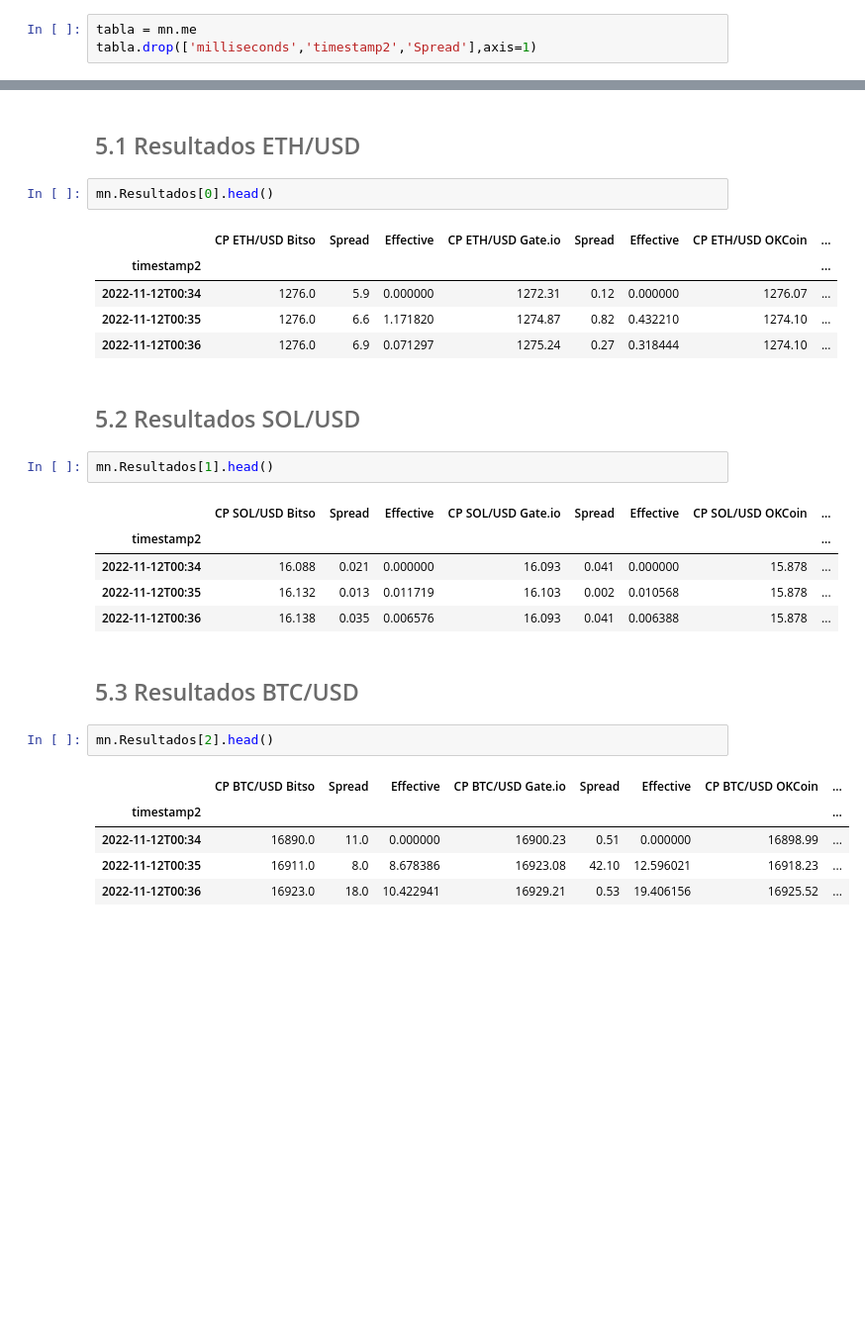
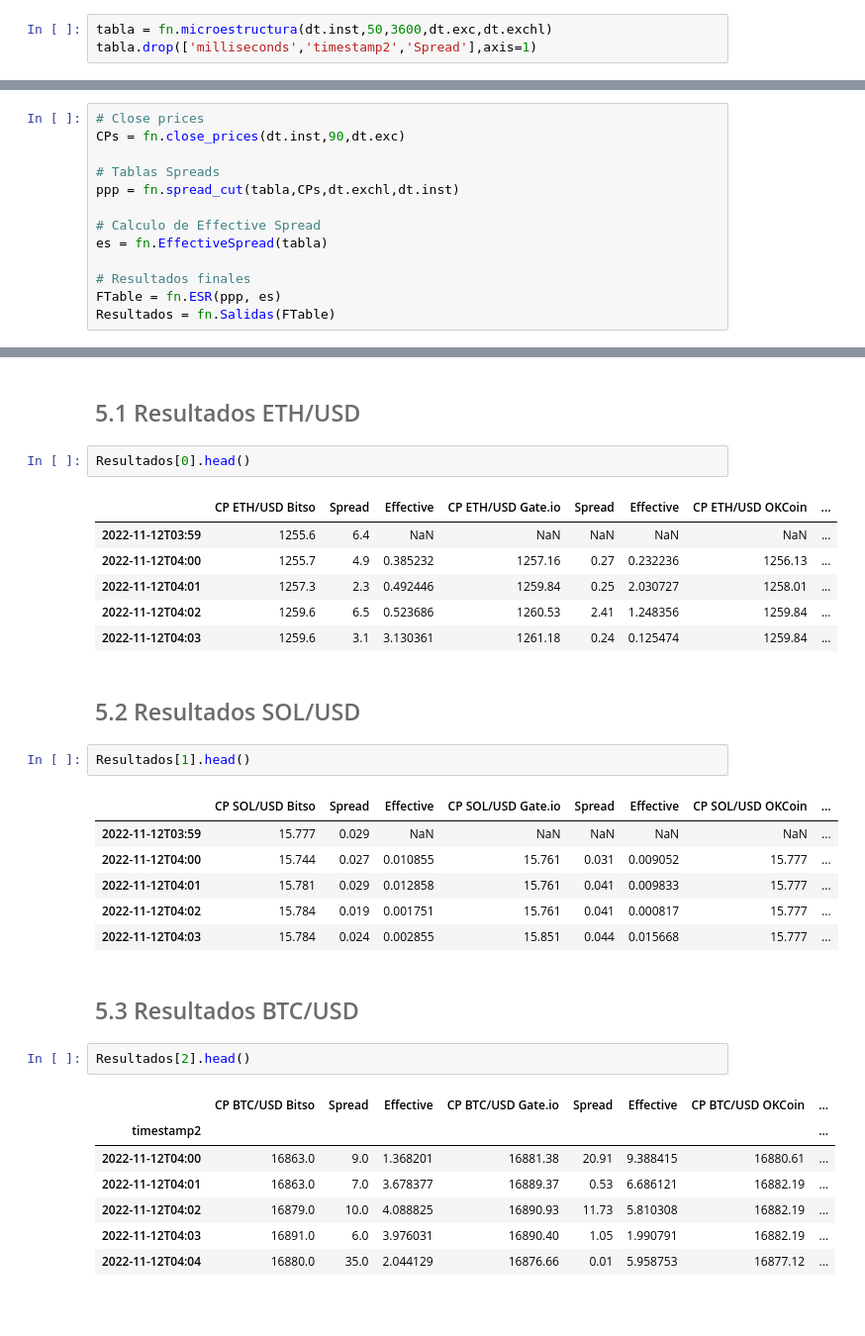
Before and after one commit to CuauhtemocCC/myst_lab4, a Jupyter notebook: notebook.ipynb, the cells around one changed output, grey strips where cells are left out. Shown at 99% size. Cells and saved outputs as stored; diff of their text form; blank space fills up the shorter version.

```diff
--- a/notebook.ipynb
+++ b/notebook.ipynb
@@ -75,7 +75,7 @@ La función llamada microestructura lee los datos descargados de las funciones a
 
 Dentro de esta funcion, se calcula el numero de niveles, el volumen total de operaciones *Bid* y *Ask*, asi como el volumen total operado; el precio medio del instrumento,  el cual se calcula mediante el promedio de los precios de *Bid* y *Ask* en su primer nivel; el VWAP se calcula mediante un promedio ponderado que implica los precios de *Bid* y *Ask* y sus respectivos volumenes. Finalmente se calcula el spread de precios para cada intervalo  y una columna de apoyo referente al tiempo del intervalo.
 # %%
-tabla = mn.me
+tabla = fn.microestructura(dt.inst,50,3600,dt.exc,dt.exchl)
 tabla.drop(['milliseconds','timestamp2','Spread'],axis=1)
 # %% [output]
 |  | exchange | symbol | timestamp | level | ask_volume | bid_volume | total_volume | mid_price | VWAP |
@@ -103,6 +103,19 @@ El siguiente paso fue construir un formato para el calculo de spread efectivo, p
 La clave para este inciso fue establecer una union adecuada entre ambas tablas con el proposito de que cada activo y precio de cierre en la tabla de precios de cierre recibiera el spread real dentro de la tabla de micrestructura, ademas que se realizo una transformacion para que el timestamp de las salidas quedara en dentro del valor de minutos y no de segundos.
 
 Tras esto, se crearon dos funciones para el calculo del spread efectivo, la primera hace el calculo bruto del spread nuevo mediante la tabla obtenida en la funcion de microestructura, mientras que la segunda añade los resultados de la primera funcion y los concatena a las salidas de la funcion spread_cut mencionada anteriormente.
+# %%
+# Close prices
+CPs = fn.close_prices(dt.inst,90,dt.exc)
+
+# Tablas Spreads
+ppp = fn.spread_cut(tabla,CPs,dt.exchl,dt.inst)
+
+# Calculo de Effective Spread
+es = fn.EffectiveSpread(tabla)
+
+# Resultados finales
+FTable = fn.ESR(ppp, es)
+Resultados = fn.Salidas(FTable)
 # %% [markdown]
 <br>
 # %% [markdown]
@@ -114,33 +127,37 @@ Como salidas del nuestros procesos, se obtienen nueve tablas, las cuales almacen
 # %% [markdown]
 ## <font color= #6B6B6B> 5.1 Resultados ETH/USD </font>
 # %%
-mn.Resultados[0].head()
+Resultados[0].head()
 # %% [output]
 |  | CP ETH/USD Bitso | Spread | Effective | CP ETH/USD Gate.io | Spread | Effective | CP ETH/USD OKCoin | ... |
-| timestamp2 |  |  |  |  |  |  |  | ... |
-| 2022-11-12T00:34 | 1276.0 | 5.9 | 0.000000 | 1272.31 | 0.12 | 0.000000 | 1276.07 | ... |
-| 2022-11-12T00:35 | 1276.0 | 6.6 | 1.171820 | 1274.87 | 0.82 | 0.432210 | 1274.10 | ... |
-| 2022-11-12T00:36 | 1276.0 | 6.9 | 0.071297 | 1275.24 | 0.27 | 0.318444 | 1274.10 | ... |
+| 2022-11-12T03:59 | 1255.6 | 6.4 | NaN | NaN | NaN | NaN | NaN | ... |
+| 2022-11-12T04:00 | 1255.7 | 4.9 | 0.385232 | 1257.16 | 0.27 | 0.232236 | 1256.13 | ... |
+| 2022-11-12T04:01 | 1257.3 | 2.3 | 0.492446 | 1259.84 | 0.25 | 2.030727 | 1258.01 | ... |
+| 2022-11-12T04:02 | 1259.6 | 6.5 | 0.523686 | 1260.53 | 2.41 | 1.248356 | 1259.84 | ... |
+| 2022-11-12T04:03 | 1259.6 | 3.1 | 3.130361 | 1261.18 | 0.24 | 0.125474 | 1259.84 | ... |
 # %% [markdown]
 ## <font color= #6B6B6B> 5.2 Resultados SOL/USD </font>
 # %%
-mn.Resultados[1].head()
+Resultados[1].head()
 # %% [output]
 |  | CP SOL/USD Bitso | Spread | Effective | CP SOL/USD Gate.io | Spread | Effective | CP SOL/USD OKCoin | ... |
-| timestamp2 |  |  |  |  |  |  |  | ... |
-| 2022-11-12T00:34 | 16.088 | 0.021 | 0.000000 | 16.093 | 0.041 | 0.000000 | 15.878 | ... |
-| 2022-11-12T00:35 | 16.132 | 0.013 | 0.011719 | 16.103 | 0.002 | 0.010568 | 15.878 | ... |
-| 2022-11-12T00:36 | 16.138 | 0.035 | 0.006576 | 16.093 | 0.041 | 0.006388 | 15.878 | ... |
+| 2022-11-12T03:59 | 15.777 | 0.029 | NaN | NaN | NaN | NaN | NaN | ... |
+| 2022-11-12T04:00 | 15.744 | 0.027 | 0.010855 | 15.761 | 0.031 | 0.009052 | 15.777 | ... |
+| 2022-11-12T04:01 | 15.781 | 0.029 | 0.012858 | 15.761 | 0.041 | 0.009833 | 15.777 | ... |
+| 2022-11-12T04:02 | 15.784 | 0.019 | 0.001751 | 15.761 | 0.041 | 0.000817 | 15.777 | ... |
+| 2022-11-12T04:03 | 15.784 | 0.024 | 0.002855 | 15.851 | 0.044 | 0.015668 | 15.777 | ... |
 # %% [markdown]
 ## <font color= #6B6B6B> 5.3 Resultados BTC/USD </font>
 # %%
-mn.Resultados[2].head()
+Resultados[2].head()
 # %% [output]
 |  | CP BTC/USD Bitso | Spread | Effective | CP BTC/USD Gate.io | Spread | Effective | CP BTC/USD OKCoin | ... |
 | timestamp2 |  |  |  |  |  |  |  | ... |
-| 2022-11-12T00:34 | 16890.0 | 11.0 | 0.000000 | 16900.23 | 0.51 | 0.000000 | 16898.99 | ... |
-| 2022-11-12T00:35 | 16911.0 | 8.0 | 8.678386 | 16923.08 | 42.10 | 12.596021 | 16918.23 | ... |
-| 2022-11-12T00:36 | 16923.0 | 18.0 | 10.422941 | 16929.21 | 0.53 | 19.406156 | 16925.52 | ... |
+| 2022-11-12T04:00 | 16863.0 | 9.0 | 1.368201 | 16881.38 | 20.91 | 9.388415 | 16880.61 | ... |
+| 2022-11-12T04:01 | 16863.0 | 7.0 | 3.678377 | 16889.37 | 0.53 | 6.686121 | 16882.19 | ... |
+| 2022-11-12T04:02 | 16879.0 | 10.0 | 4.088825 | 16890.93 | 11.73 | 5.810308 | 16882.19 | ... |
+| 2022-11-12T04:03 | 16891.0 | 6.0 | 3.976031 | 16890.40 | 1.05 | 1.990791 | 16882.19 | ... |
+| 2022-11-12T04:04 | 16880.0 | 35.0 | 2.044129 | 16876.66 | 0.01 | 5.958753 | 16877.12 | ... |
 # %% [markdown]
 <br>
 # %% [markdown]
```
Also changed, not shown: parts of 3 cells of this notebook, 1 other file.
